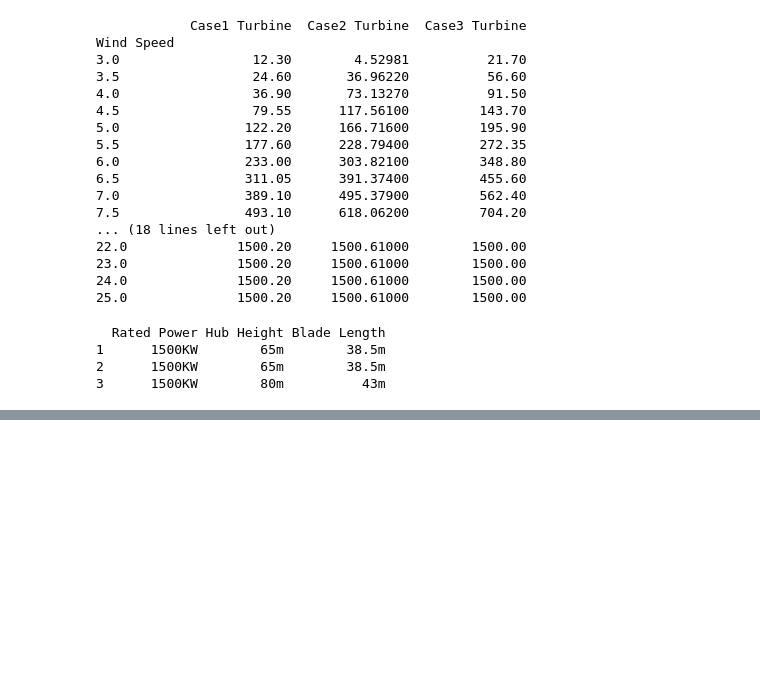
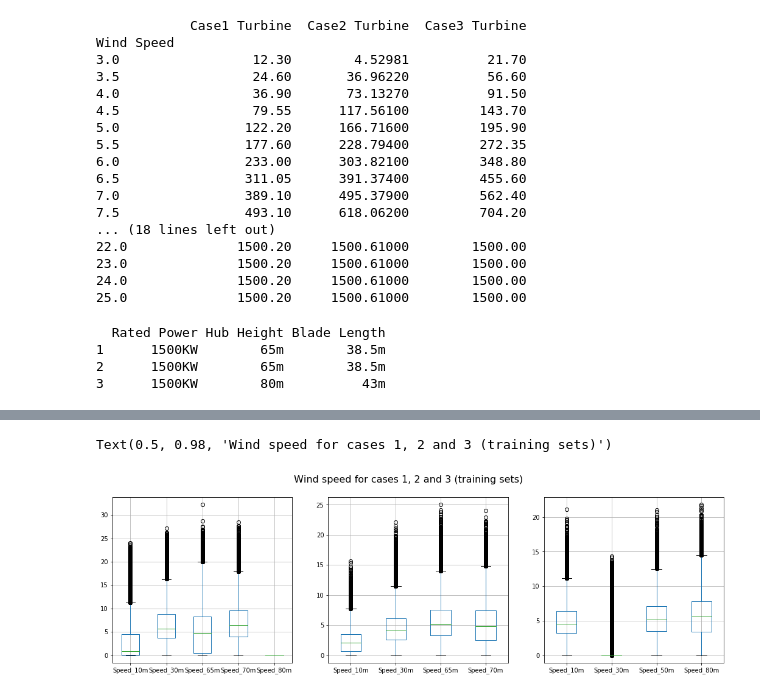
Before and after one commit to tamas-paulik/WindPower_Estimation, a Jupyter notebook: Untitled.ipynb, the cells around one changed output, grey strips where cells are left out. Saved outputs shown, nothing was run; the diff lists cells and outputs as text; code cells hidden in the pictures; blank space fills up the shorter version.

```diff
--- a/Untitled.ipynb
+++ b/Untitled.ipynb
@@ -151,0 +190,18 @@ measurement_case_1.plot(kind='line', x='Date_Time', y='Speed_30m',style=['r-'],
+# %%
+# Splitting measurement data into training and test sets
+# Method chosen: training set vs holdout (test) set
+# Because data is a time series, we need to respect the sequence (not pick data at random)
+# First portion of the data will be training set, last portion will be holdout
+train_test_proportion = 0.8
+
+train_test_threshold_1 = np.int(np.floor(len(measurement_case_1)*train_test_proportion))
+train_test_threshold_2 = np.int(np.floor(len(measurement_case_2)*train_test_proportion))
+train_test_threshold_3 = np.int(np.floor(len(measurement_case_3)*train_test_proportion))
+
+measurement_train_1 = measurement_case_1[0:train_test_threshold_1]
+measurement_train_2 = measurement_case_2[0:train_test_threshold_2]
+measurement_train_3 = measurement_case_3[0:train_test_threshold_3]
+
+measurement_test_1 = measurement_case_1[train_test_threshold_1:]
+measurement_test_2 = measurement_case_2[train_test_threshold_2:]
+measurement_test_3 = measurement_case_3[train_test_threshold_3:]
@@ -151,0 +220,19 @@ measurement_case_1.plot(kind='line', x='Date_Time', y='Speed_30m',style=['r-'],
+# %%
+# Inspecting boxplots of training and test measurement data to detect outliers
+# Black circles in the plots are outliers
+
+fig = plt.figure(figsize=(18,5))
+
+ax1 = fig.add_subplot(131)
+measurement_train_1.boxplot(column =['Speed_10m','Speed_30m','Speed_65m','Speed_70m','Speed_80m'])
+
+ax2 = fig.add_subplot(132)
+measurement_train_2.boxplot(column =['Speed_10m','Speed_30m','Speed_65m','Speed_70m'])
+
+ax3 = fig.add_subplot(133)
+measurement_train_3.boxplot(column =['Speed_10m','Speed_30m','Speed_50m','Speed_80m'])
+
+fig.suptitle('Wind speed for cases 1, 2 and 3 (training sets)', fontsize=16)
+# %% [output]
+Text(0.5, 0.98, 'Wind speed for cases 1, 2 and 3 (training sets)')
+[figure, added]
```
Also changed, not shown: parts of 18 cells of this notebook.
